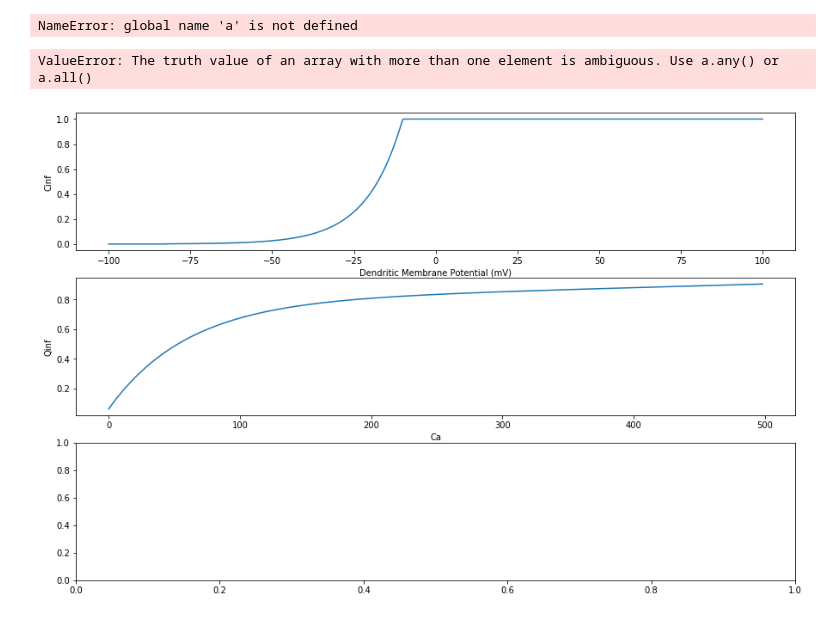
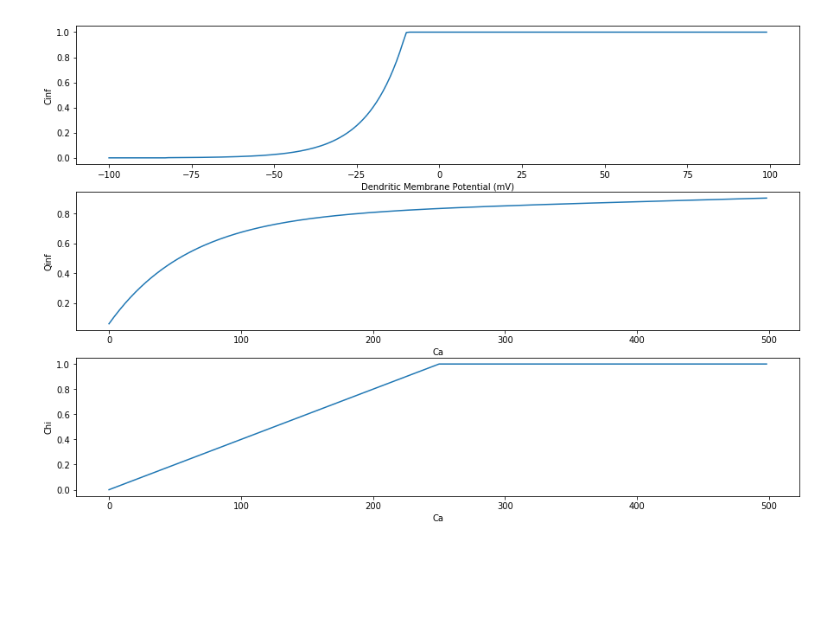
Before and after one commit to vaibhavi5/CA3, a Jupyter notebook: PinskyRinzel.ipynb, the cells around one changed output. Cells and saved outputs as stored; diff of their text form; code cells hidden in the pictures; blank space fills up the shorter version.

```diff
--- a/PinskyRinzel.ipynb
+++ b/PinskyRinzel.ipynb
@@ -133,40 +166,50 @@ def dVdt(V, t):
 tmin, tmax, dt = 0, 1000, 0.01
 T = np.arange(tmin,tmax,dt)
 
-V0 = [-62.89223689, -62.98248752, 0.5, 0.00068604, 0.99806345, 0.01086703, 0.00809387, 0.0811213, 0.21664282] #Initital values need to be feeded
+V0 = [-4.6, -4.5, 0.5, 0.001, 0.999, 0.009, 0.007, 0.01, 0.2, 0] #Initital values need to be feeded
 sol = odeint(dVdt, V0, T)
-# %% [output]
-NameError: global name 'a' is not defined
 # %%
-Vdmin, Vdmax, dVd = -100, 100, 0.1
+Vdmin, Vdmax, dVd = -100, 100, 1
 Vd = np.arange(Vdmin,Vdmax,dVd)
 Cmin, Cmax, dC = 0, 500, 2
 C = np.arange(Cmin, Cmax, dC)
 plt.figure(figsize = (15,10))
 
 plt.subplot(3,1,1)
 plt.plot(Vd, cinf(Vd))
 plt.ylabel('Cinf')
 plt.xlabel('Dendritic Membrane Potential (mV)')
 plt.legend
 
 plt.subplot(3,1,2)
 plt.plot(C, qinf(C))
 plt.ylabel('Qinf')
 plt.xlabel('Ca')
 plt.legend
 
 plt.subplot(3,1,3)
-plt.plot(C, chi(C))
+plt.plot(C, [chi(c) for c in C])
 plt.ylabel('Chi')
 plt.xlabel('Ca')
 plt.legend
+'''
+plt.subplot(5,1,4)
+plt.plot(Vd, [Minf(V) for V in Vd])
+plt.ylabel('H')
+plt.xlabel('Vd')
+plt.legend
+
+plt.subplot(5,1,5)
+plt.plot(Vd, [betaH(V) for V in Vd])
+plt.ylabel('betaH')
+plt.xlabel('Vd')
+plt.legend'''
+
 
 #plt.savefig('Functions of Cinf_Qinf_Chi.png')
 #print qinf(C), cinf(Vd), chi(C)
 
 plt.show()
 # %% [output]
-ValueError: The truth value of an array with more than one element is ambiguous. Use a.any() or a.all()
-[figure, old version]
+[figure, new version]
 # %%
```
Also changed, not shown: parts of 5 cells of this notebook, 14 other files.
